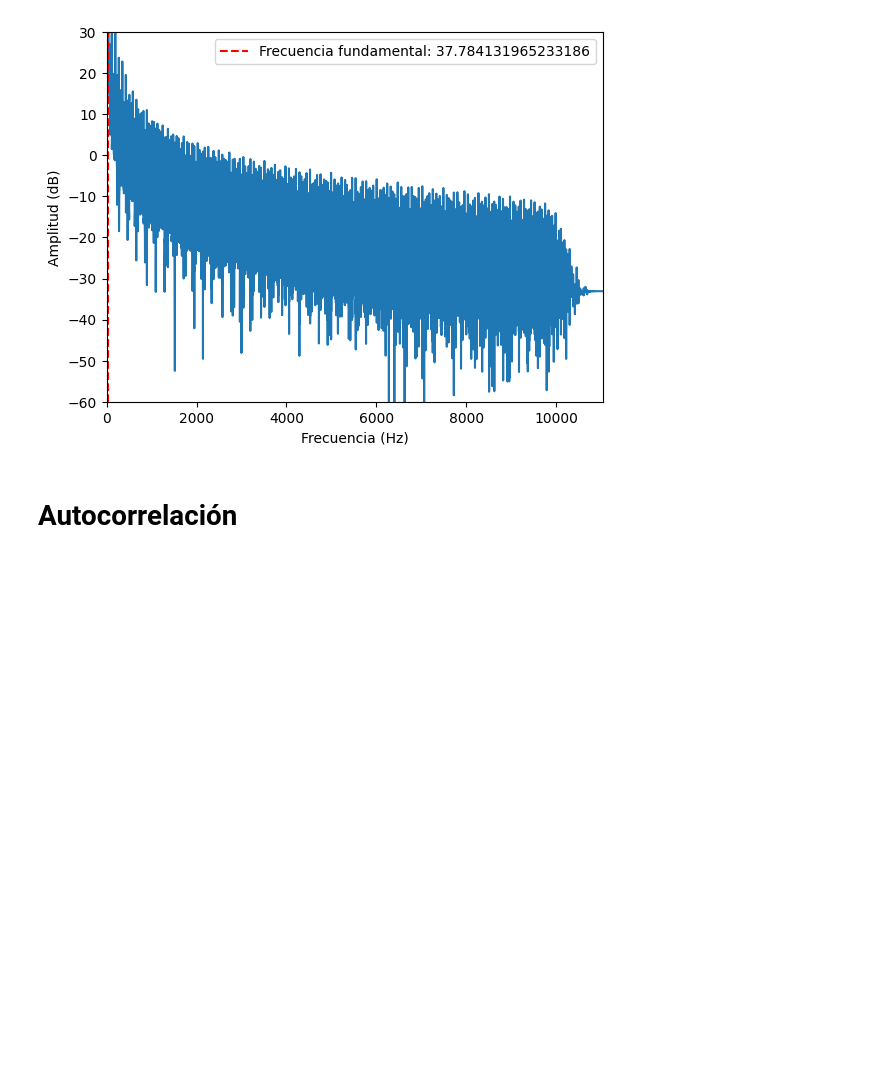
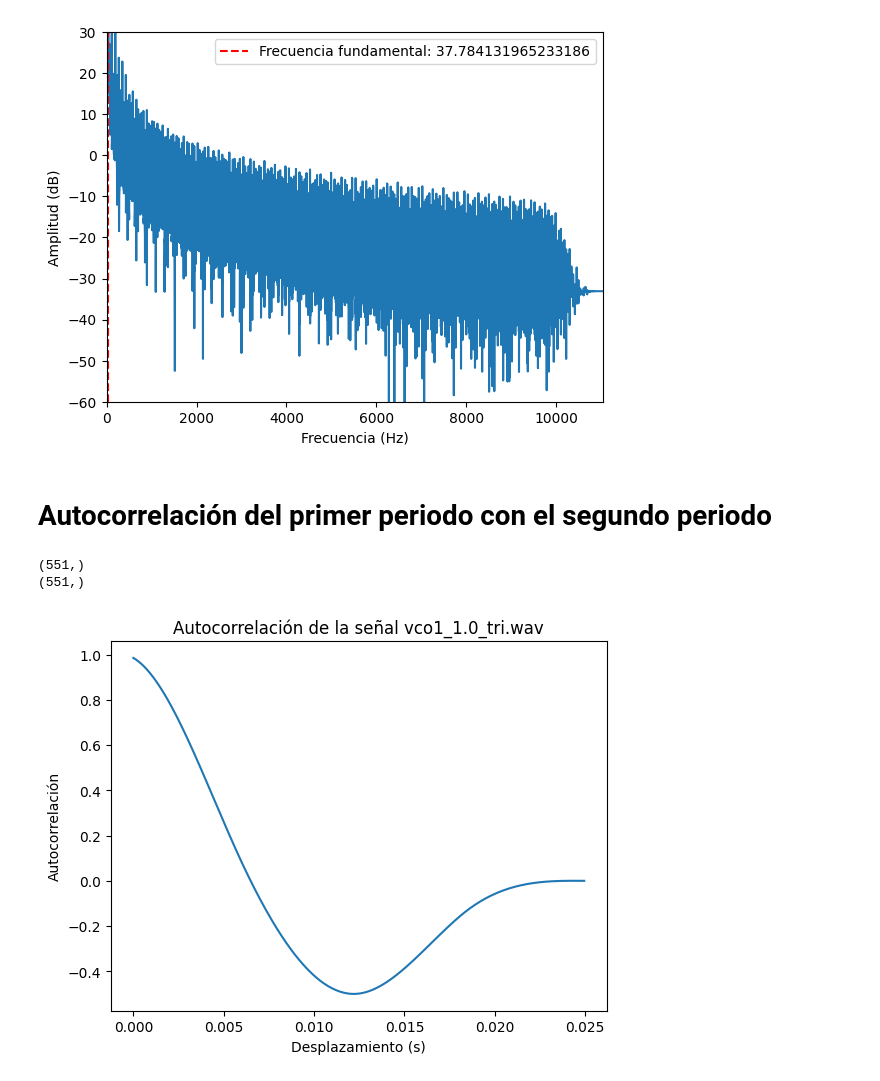
Before and after one commit to BoscoOlives/TFG-Kobol-BoscoOlives, a Jupyter notebook: TFG Standard Mode (funciona).ipynb, the cells around one changed output. Cells and saved outputs as stored; diff of their text form; code cells hidden in the pictures; blank space fills up the shorter version.

```diff
--- a/TFG Standard Mode (funciona).ipynb
+++ b/TFG Standard Mode (funciona).ipynb
@@ -332,5 +366,30 @@ Frequencia fund. del señal calculada: 37.784131965233186
 Frequencia fund. del señal según la tabla: 40
 [figure]
 [figure]
-# %% [markdown]
-# Autocorrelación
+# %% [markdown]
+# Autocorrelación del primer periodo con el segundo periodo
+# %%
+# Calcular el periodo estimado en muestras
+period_duration = int(sampleRate / freq_fund_teorica)
+
+# Obtener el primer periodo
+primer_periodo = audio[:period_duration]
+segundo_periodo = audio[period_duration:period_duration*2]
+print(primer_periodo.shape)
+print(segundo_periodo.shape)
+# Calcular la autocorrelación del primer periodo con el resto de periodos
+autocorrelacion = np.correlate(primer_periodo, segundo_periodo, mode='full')
+
+# Normalizar la autocorrelación
+autocorrelacion = autocorrelacion[period_duration-1:] / np.max(autocorrelacion)
+
+# Plotear la autocorrelación
+plt.plot(np.arange(0, len(autocorrelacion)) / sampleRate, autocorrelacion)
+plt.xlabel('Desplazamiento (s)')
+plt.ylabel('Autocorrelación')
+plt.title('Autocorrelación de la señal ' + file_name)
+plt.show()
+# %% [output]
+(551,)
+(551,)
+[figure, added]
```
Also changed, not shown: parts of 11 cells of this notebook.
